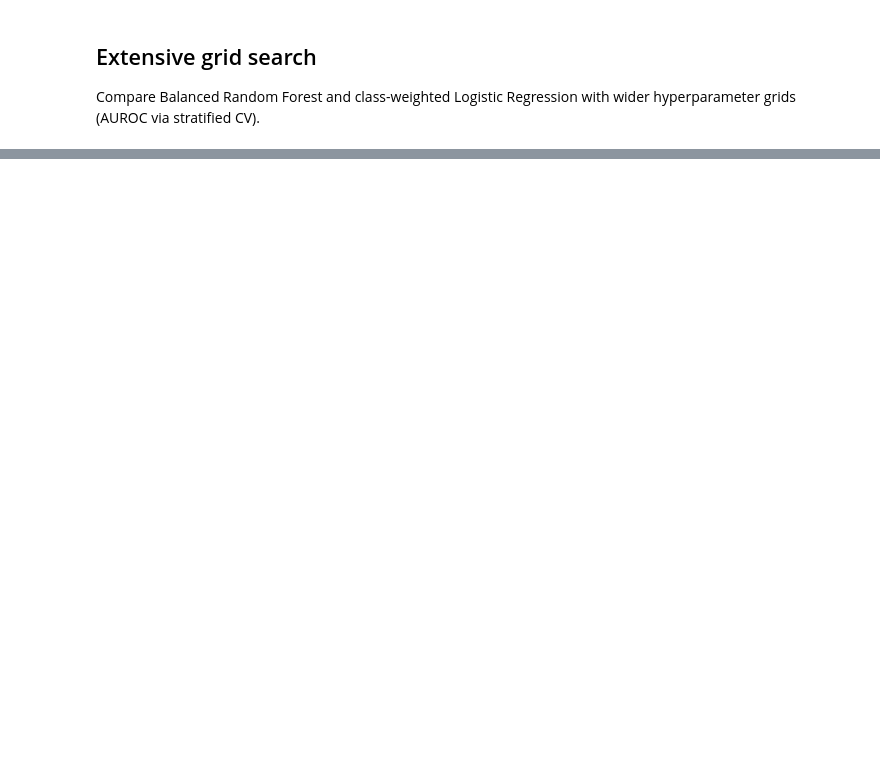
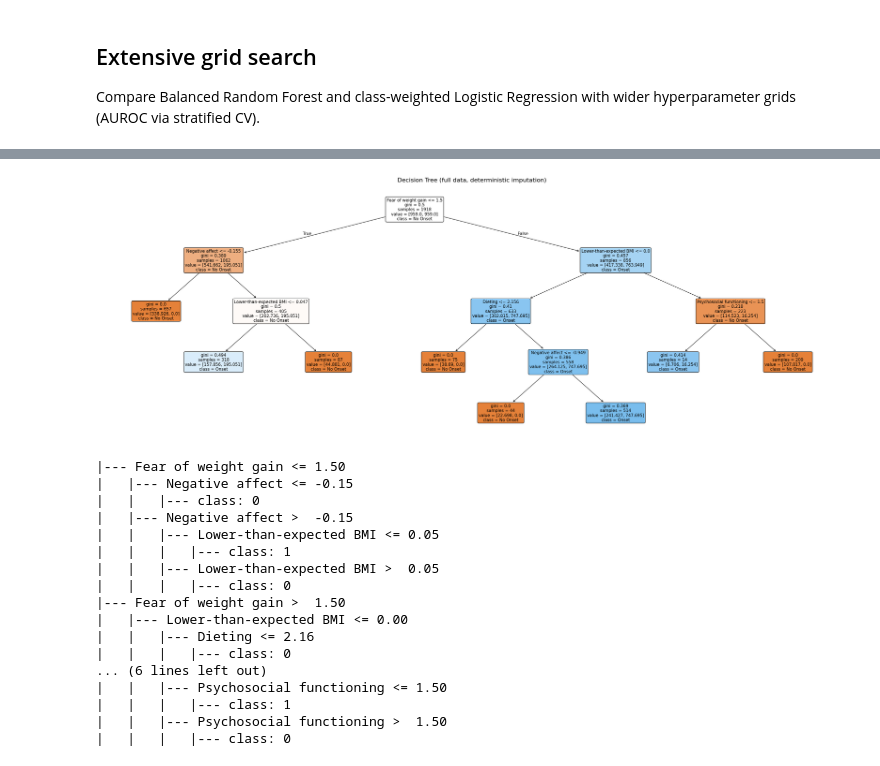
Before and after one commit to FelixZhan/AtyAN, a Jupyter notebook: AtyAN_MultivariateModels.ipynb, the cells around one changed output, grey strips where cells are left out. Saved outputs shown, nothing was run; the diff lists cells and outputs as text; code cells hidden in the pictures; blank space fills up the shorter version.

```diff
--- a/AtyAN_MultivariateModels.ipynb
+++ b/AtyAN_MultivariateModels.ipynb
@@ -659,0 +1811,51 @@ Selected model: Balanced RF | AUC=0.779  Acc=0.659  Sens=0.847  Spec=0.652  BalA
+# %%
+from sklearn.tree import plot_tree, export_text
+
+# Refit final Decision Tree on full data (deterministic imputation)
+dt_best_est = make_dt_det_pipeline(det_seed=42)
+dt_best_est.set_params(**dt_best_params_full)
+dt_best_est.fit(X, y)
+
+dt_pre = dt_best_est[:-1]
+dt_model = dt_best_est.named_steps["model"]
+X_dt_t = pd.DataFrame(dt_pre.transform(X), columns=X.columns, index=X.index)
+
+english_cols_plot = [_plot_label(c) for c in X.columns]
+
+fig, ax = plt.subplots(figsize=(28, 10))
+plot_tree(
+    dt_model,
+    feature_names=english_cols_plot,
+    class_names=["No Onset", "Onset"],
+    filled=True,
+    rounded=True,
+    impurity=True,
+    proportion=False,
+    fontsize=11,
+    ax=ax,
+)
+ax.set_title("Decision Tree (full data, deterministic imputation)", fontsize=16)
+plt.tight_layout()
+plt.show()
+
+# Text representation
+print(export_text(dt_model, feature_names=english_cols_plot))
+# %% [output]
+[figure, added]
+|--- Fear of weight gain <= 1.50
+|   |--- Negative affect <= -0.15
+|   |   |--- class: 0
+|   |--- Negative affect >  -0.15
+|   |   |--- Lower-than-expected BMI <= 0.05
+|   |   |   |--- class: 1
+|   |   |--- Lower-than-expected BMI >  0.05
+|   |   |   |--- class: 0
+|--- Fear of weight gain >  1.50
+|   |--- Lower-than-expected BMI <= 0.00
+|   |   |--- Dieting <= 2.16
+|   |   |   |--- class: 0
+... (6 lines left out)
+|   |   |--- Psychosocial functioning <= 1.50
+|   |   |   |--- class: 1
+|   |   |--- Psychosocial functioning >  1.50
+|   |   |   |--- class: 0
```
Also changed, not shown: parts of 23 cells of this notebook, 48 other files.
